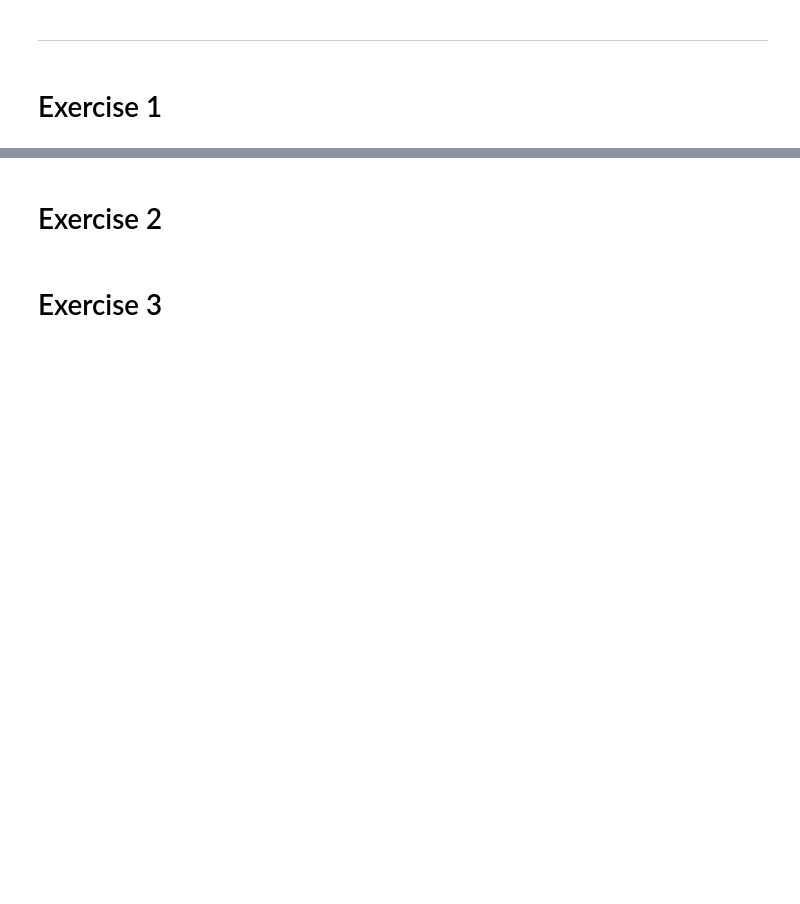
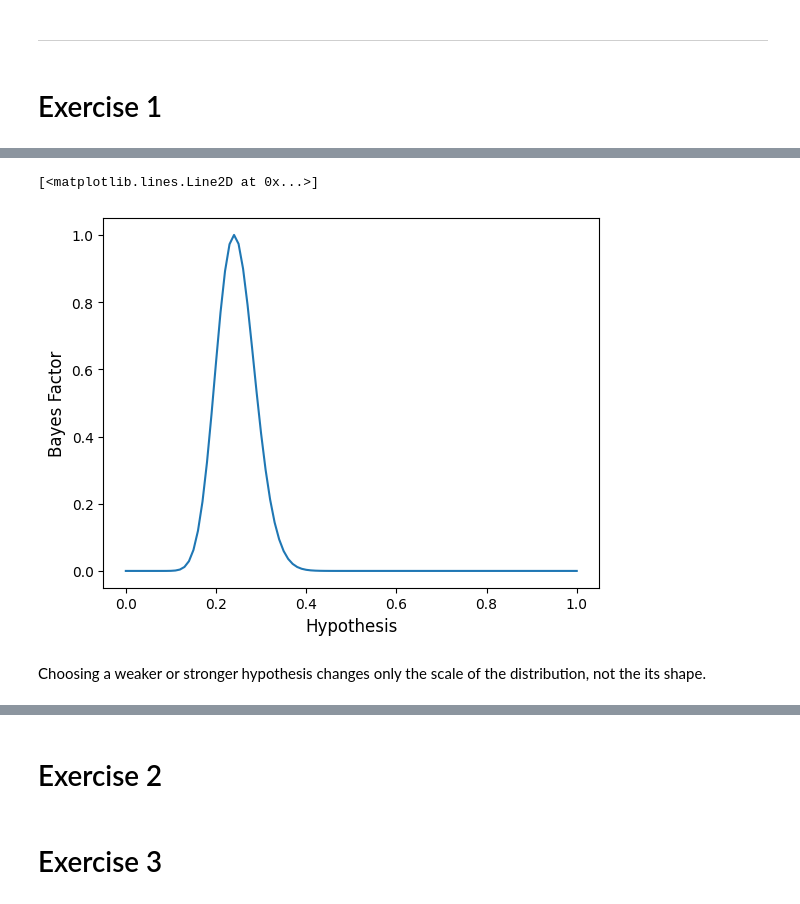
Before and after one commit to seyedrezamirkhani/bayesian_statistics_the_fun_way, a Jupyter notebook: chapter_019.ipynb, the cells around one changed output, grey strips where cells are left out. Drawn from its saved outputs; the diff is of its cells as text; code cells hidden in the pictures; blank space fills up the shorter version.

```diff
--- a/chapter_019.ipynb
+++ b/chapter_019.ipynb
@@ -207,0 +225,12 @@ Our likelihood ratios map perfectly to a Beta(24+1, 76+1) distribution
+# %%
+bayes_factors_2 = [bayes_factor(h, 0.24) for h in hypotheses]
+bayes_factors_2 = np.array(bayes_factors_2)
+# %%
+plt.xlabel('Hypothesis', fontsize=12)
+plt.ylabel('Bayes Factor', fontsize=12)
+plt.plot(hypotheses, bayes_factors_2)
+# %% [output]
+[<matplotlib.lines.Line2D at 0x...>]
+[figure, added]
+# %% [markdown]
+Choosing a weaker or stronger hypothesis changes only the scale of the distribution, not the its shape.
```
Also changed, not shown: parts of 6 cells of this notebook.
